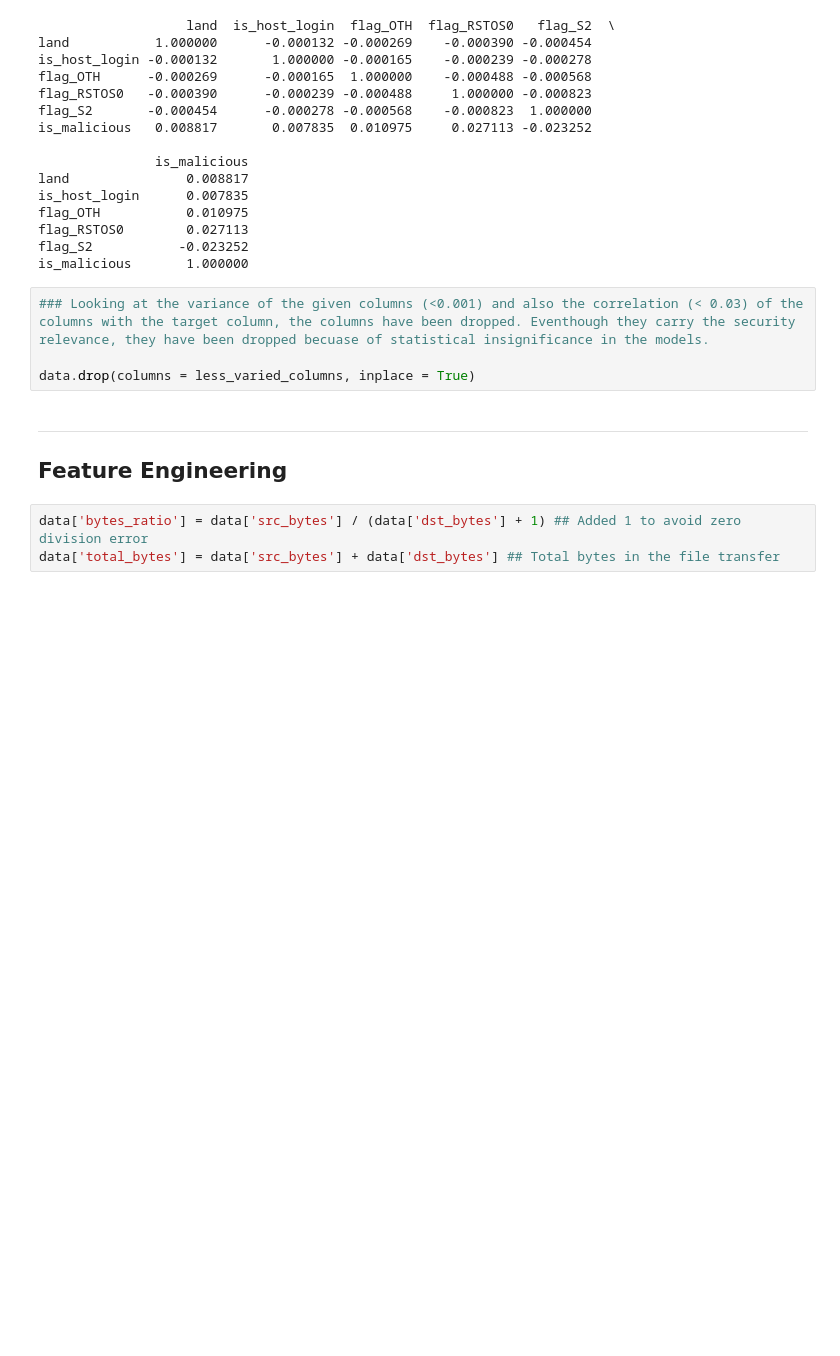
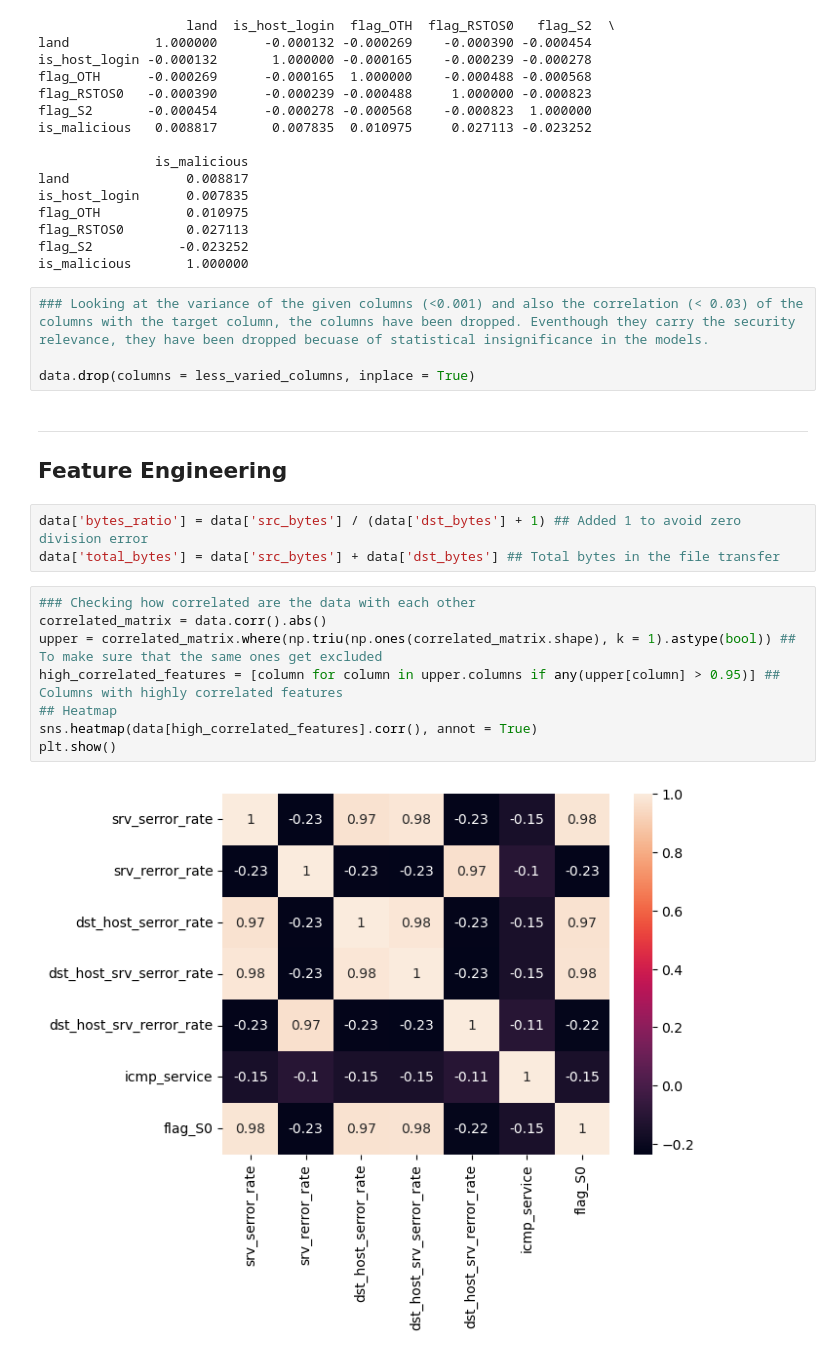
Before and after one commit to suzaladhikari/Network_Intrusion_Detector, a Jupyter notebook: preprocessing/preprocessing.ipynb, the cells around one changed output. Saved outputs shown, nothing was run; the diff lists cells and outputs as text; blank space fills up the shorter version.

```diff
--- a/preprocessing/preprocessing.ipynb
+++ b/preprocessing/preprocessing.ipynb
@@ -277,3 +277,13 @@ data.drop(columns = less_varied_columns, inplace = True)
 # %%
 data['bytes_ratio'] = data['src_bytes'] / (data['dst_bytes'] + 1) ## Added 1 to avoid zero division error
 data['total_bytes'] = data['src_bytes'] + data['dst_bytes'] ## Total bytes in the file transfer
+# %%
+### Checking how correlated are the data with each other
+correlated_matrix = data.corr().abs()
+upper = correlated_matrix.where(np.triu(np.ones(correlated_matrix.shape), k = 1).astype(bool)) ## To make sure that the same ones get excluded
+high_correlated_features = [column for column in upper.columns if any(upper[column] > 0.95)] ## Columns with highly correlated features
+## Heatmap
+sns.heatmap(data[high_correlated_features].corr(), annot = True)
+plt.show()
+# %% [output]
+[figure, added]
```
Also changed, not shown: parts of 1 cell of this notebook.
